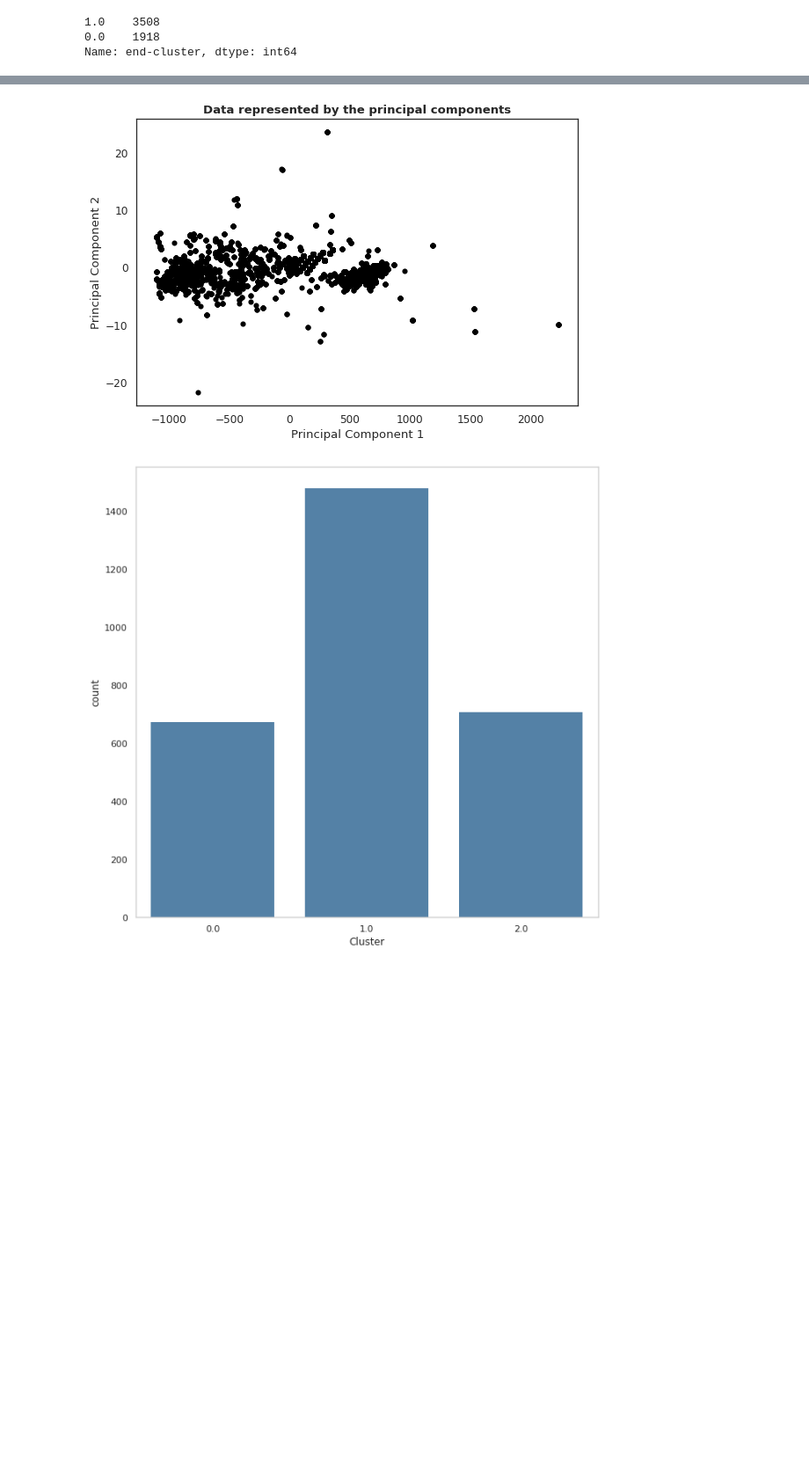
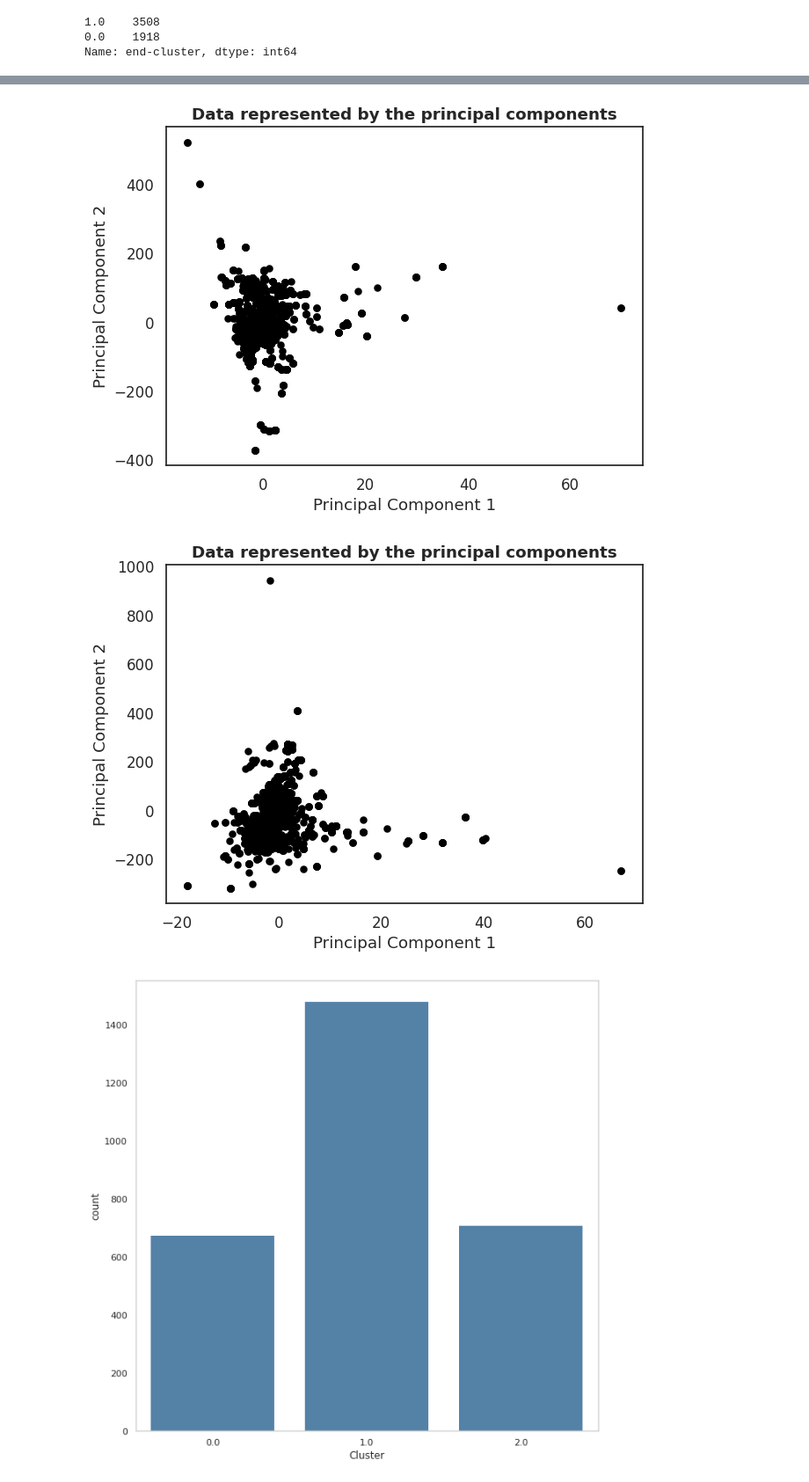
Before and after one commit to thiru2024/Pathways-prediction-through-clustering, a Jupyter notebook: K_Prototype_clustering.ipynb, the cells around one changed output, grey strips where cells are left out. Shown at 88% size. Saved outputs shown, nothing was run; the diff lists cells and outputs as text; code cells hidden in the pictures; blank space fills up the shorter version.

```diff
--- a/K_Prototype_clustering.ipynb
+++ b/K_Prototype_clustering.ipynb
@@ -35,11 +34,12 @@ from sklearn.preprocessing import LabelEncoder
 # Input data files are available in the "../input/" directory.
 # For example, running this (by clicking run or pressing Shift+Enter) will list the files in the input directory
 
-# path = pd.read_csv('/content/drive/My Drive/test-properties-predicted.csv')
+path = pd.read_csv('/content/drive/My Drive/test-properties-predicted.csv')
 path2 = pd.read_csv('/content/drive/My Drive/train-properties.csv')
 df = pd.DataFrame(path2)
-# df2 = pd.DataFrame(path2)
+df1 = pd.DataFrame(path)
 df=df.drop(['Unnamed: 0'], axis=1)
+df1=df1.drop(['Unnamed: 0'], axis=1)
 # df = pd.concat([df2['Pathway'],df1], axis=1)
 # df=df.drop(['NAME.1','HMDB_ID','SMILES','InChI','INCHIKEY','IUPACName','CHEMICAL_FORMULA','CID','Molecular_weight',	'XLogP',	'ExactMass',	'MonoisotopicMass',	'TPSA',	'Complexity',	'Charge',	'HBondDonorCount',
 #                                                     'HBondAcceptorCount',	'RotatableBondCount',	'HeavyAtomCount',	'IsotopeAtomCount',	'AtomStereoCount',	'DefinedAtomStereoCount',	'UndefinedAtomStereoCount',
@@ -58,5 +58,7 @@ le = LabelEncoder()
 # # df['Cluster'] = le.fit_transform(df['Cluster'])
 dataset = df.fillna(df.median())
 dataset = df.astype(float)
-dataset.info()
-dataset.tail()
+dataset1 = df1.fillna(df1.median())
+dataset1 = df1.astype(float)
+# dataset.info()
+# dataset.tail()
@@ -114,12 +89,15 @@ ax=dataset.hist(bins=20,color='brown' )
 # %%
-dataset = dataset.drop(['Pathway'], axis = 1)
+# dataset = dataset.drop(['Pathway'], axis = 1)
 # %%
 from sklearn.decomposition import PCA
 pca = PCA(9)
 pca_2_result = pca.fit_transform(dataset)
+pca_1_result = pca.fit_transform(dataset1)
 
 print ('Cumulative variance explained by principal components: {:.2%}'.format(np.sum(pca.explained_variance_ratio_)))
 print(pca_2_result.shape)
+print(pca_1_result.shape)
+
 # from sklearn.decomposition import PCA
 # pca = PCA(n_components=35, whiten=True)
 # Num_features=Data.iloc[:,0:36].astype(int)
@@ -169,13 +148,19 @@ display_scree_plot(pca)
 # %%
-sns.set(style='white', rc={'figure.figsize':(9,6)},font_scale=1.1)
+sns.set(style='white', rc={'figure.figsize':(7,5)},font_scale=1.1)
 
-plt.scatter(x=pca_2_result[:, 0], y=pca_2_result[:, 8], color='black',lw=0.1)
+plt.scatter(x=pca_2_result[:2000, 7], y=pca_2_result[:2000, 2], color='black',lw=0.1)
 plt.xlabel('Principal Component 1')
 plt.ylabel('Principal Component 2')
 plt.title('Data represented by the principal components',fontweight='bold')
 plt.show()
+plt.scatter(x=pca_1_result[:2000, 7], y=pca_1_result[:2000, 2], color='black',lw=0.1)
+plt.xlabel('Principal Component 1')
+plt.ylabel('Principal Component 2')
+plt.title('Data represented by the principal components',fontweight='bold')
+plt.show()
 # %% [output]
-[figure, old version]
+[figure, new version]
+[figure, added]
 # %%
 # fig_num = 1
 # for col in dataset.select_dtypes(include=[np.number]).columns:
```
Also changed, not shown: parts of 8 cells of this notebook.
